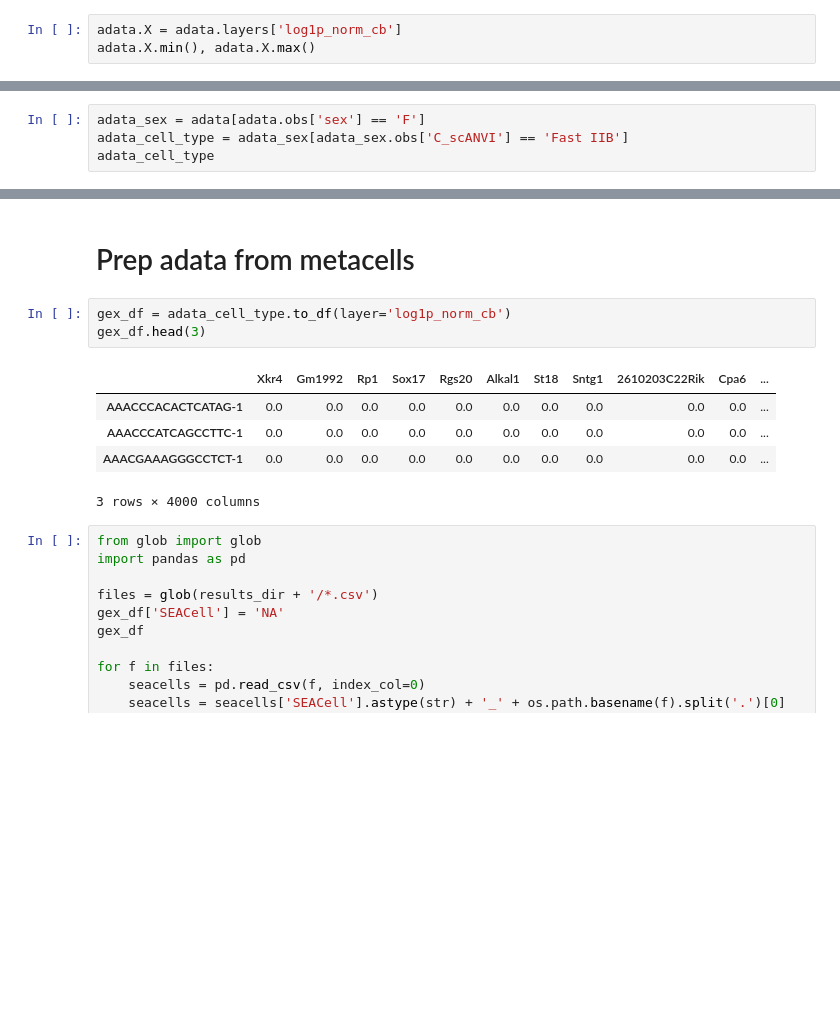
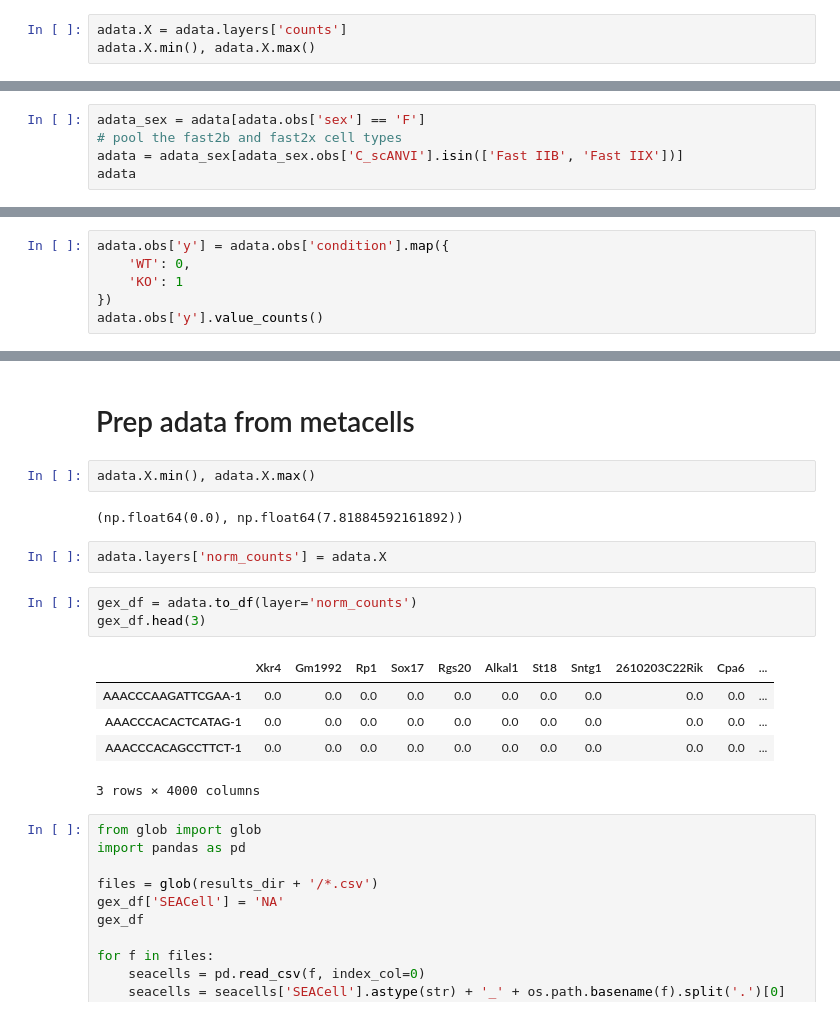
Before and after one commit to akanksha-sachan/TA_muscle_ageing, a Jupyter notebook: py_scripts/slide_analysis/meta_cell.ipynb, the cells around one changed output, grey strips where cells are left out. Cells and saved outputs as stored; diff of their text form; blank space fills up the shorter version.

Commit message:
running metacells on raw counts (1) need to correct between sample batch effects

```diff
--- a/py_scripts/slide_analysis/meta_cell.ipynb
+++ b/py_scripts/slide_analysis/meta_cell.ipynb
@@ -8,4 +18,4 @@ adata = sc.read_h5ad(adata_with_labels_file)
 # %%
-adata.X = adata.layers['log1p_norm_cb']
+adata.X = adata.layers['counts']
 adata.X.min(), adata.X.max()
 # %% [output]
@@ -41,6 +64,7 @@ View of AnnData object with n_obs × n_vars = 86672 × 4000
 #### Subset to cell type of interest
 # %%
 adata_sex = adata[adata.obs['sex'] == 'F']
-adata_cell_type = adata_sex[adata_sex.obs['C_scANVI'] == 'Fast IIB']
-adata_cell_type
+# pool the fast2b and fast2x cell types
+adata = adata_sex[adata_sex.obs['C_scANVI'].isin(['Fast IIB', 'Fast IIX'])]
+adata
 # %% [output]
@@ -65 +89,7 @@ F785_KO    1680
 Name: count, dtype: int64
+# %%
+adata.obs['y'] = adata.obs['condition'].map({
+    'WT': 0,
+    'KO': 1
+})
+adata.obs['y'].value_counts()
@@ -113,13 +122,19 @@ Converged after 28 iterations.
 # %% [markdown]
 # Prep adata from metacells
+# %%
+adata.X.min(), adata.X.max()
+# %% [output]
+(np.float64(0.0), np.float64(7.81884592161892))
+# %%
+adata.layers['norm_counts'] = adata.X
 # %%
-gex_df = adata_cell_type.to_df(layer='log1p_norm_cb')
+gex_df = adata.to_df(layer='norm_counts')
 gex_df.head(3)
 # %% [output]
 |  | Xkr4 | Gm1992 | Rp1 | Sox17 | Rgs20 | Alkal1 | St18 | Sntg1 | 2610203C22Rik | Cpa6 | ... |
+| AAACCCAAGATTCGAA-1 | 0.0 | 0.0 | 0.0 | 0.0 | 0.0 | 0.0 | 0.0 | 0.0 | 0.0 | 0.0 | ... |
 | AAACCCACACTCATAG-1 | 0.0 | 0.0 | 0.0 | 0.0 | 0.0 | 0.0 | 0.0 | 0.0 | 0.0 | 0.0 | ... |
-| AAACCCATCAGCCTTC-1 | 0.0 | 0.0 | 0.0 | 0.0 | 0.0 | 0.0 | 0.0 | 0.0 | 0.0 | 0.0 | ... |
-| AAACGAAAGGGCCTCT-1 | 0.0 | 0.0 | 0.0 | 0.0 | 0.0 | 0.0 | 0.0 | 0.0 | 0.0 | 0.0 | ... |
+| AAACCCACAGCCTTCT-1 | 0.0 | 0.0 | 0.0 | 0.0 | 0.0 | 0.0 | 0.0 | 0.0 | 0.0 | 0.0 | ... |
 3 rows × 4000 columns
 # %%
 from glob import glob
```
Also changed, not shown: parts of 21 cells of this notebook, 2 other files.
